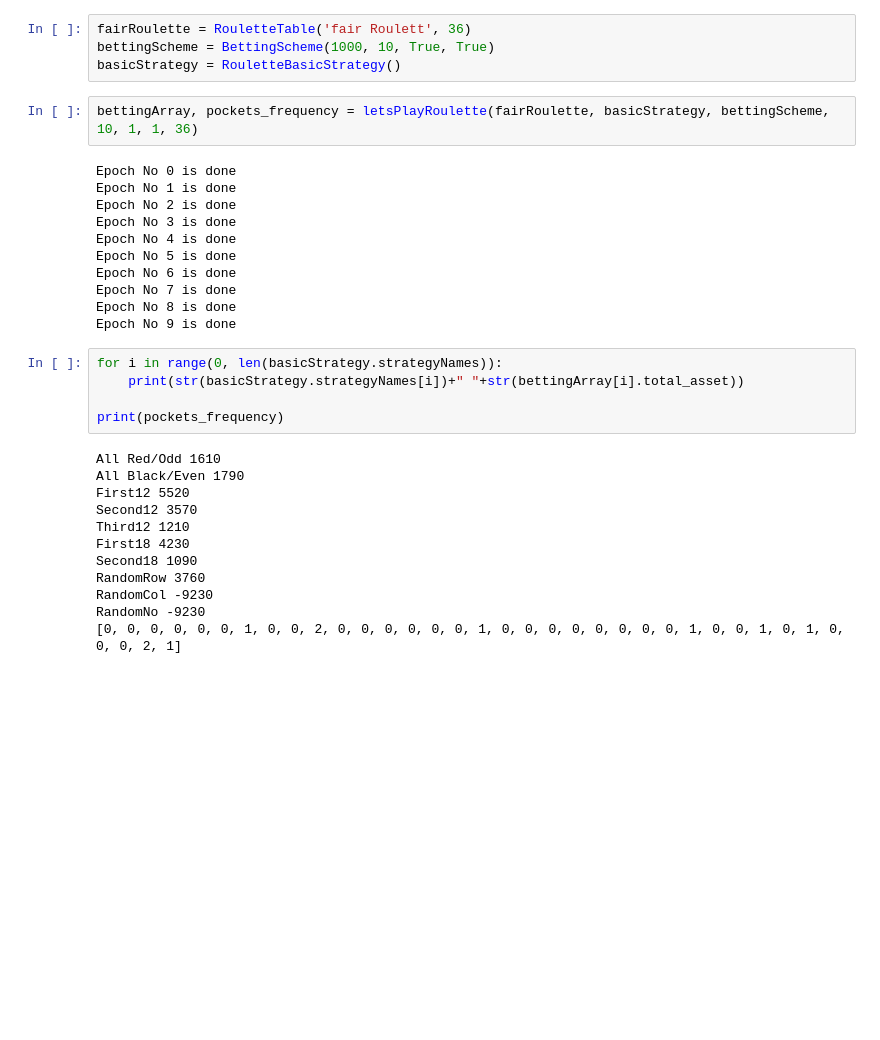
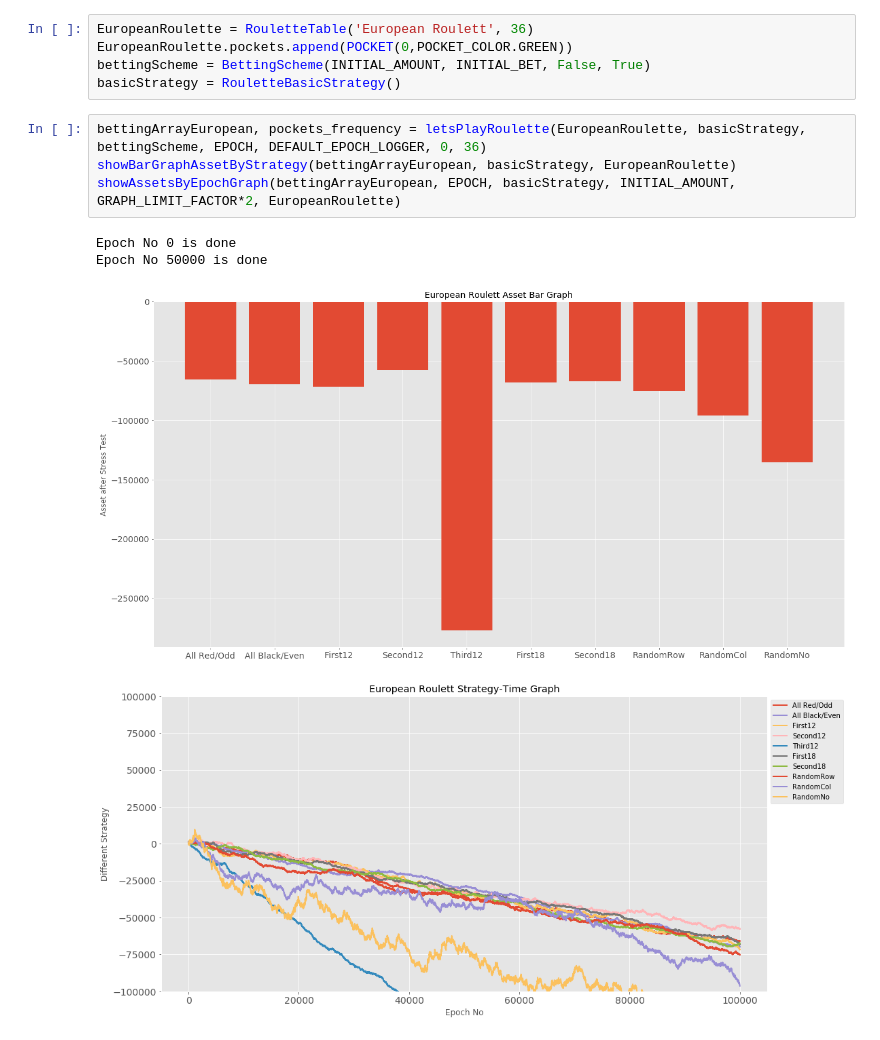
Before and after one commit to singh96aman/MonteCarloSimulation, a Jupyter notebook: MonteCarloRouletteSimulation.ipynb, the cells around one changed output. Saved outputs shown, nothing was run; the diff lists cells and outputs as text; blank space fills up the shorter version.

```diff
--- a/MonteCarloRouletteSimulation.ipynb
+++ b/MonteCarloRouletteSimulation.ipynb
@@ -101,34 +166,14 @@ def letsPlayRoulette(rouletteTable, strategy_list, bettingScheme, total_epoch, e
 # %%
-fairRoulette = RouletteTable('fair Roulett', 36)
-bettingScheme = BettingScheme(1000, 10, True, True)
+EuropeanRoulette = RouletteTable('European Roulett', 36)
+EuropeanRoulette.pockets.append(POCKET(0,POCKET_COLOR.GREEN))
+bettingScheme = BettingScheme(INITIAL_AMOUNT, INITIAL_BET, False, True)
 basicStrategy = RouletteBasicStrategy()
-# %%
-bettingArray, pockets_frequency = letsPlayRoulette(fairRoulette, basicStrategy, bettingScheme, 10, 1, 1, 36)
-# %% [output]
-Epoch No 0 is done
-Epoch No 1 is done
-Epoch No 2 is done
-Epoch No 3 is done
-Epoch No 4 is done
-Epoch No 5 is done
-Epoch No 6 is done
-Epoch No 7 is done
-Epoch No 8 is done
-Epoch No 9 is done
-# %%
-for i in range(0, len(basicStrategy.strategyNames)):
-    print(str(basicStrategy.strategyNames[i])+" "+str(bettingArray[i].total_asset))
-
-print(pockets_frequency)
-# %% [output]
-All Red/Odd 1610
-All Black/Even 1790
-First12 5520
-Second12 3570
-Third12 1210
-First18 4230
-Second18 1090
-RandomRow 3760
-RandomCol -9230
-RandomNo -9230
-[0, 0, 0, 0, 0, 0, 1, 0, 0, 2, 0, 0, 0, 0, 0, 0, 1, 0, 0, 0, 0, 0, 0, 0, 0, 1, 0, 0, 1, 0, 1, 0, 0, 0, 2, 1]
+# %%
+bettingArrayEuropean, pockets_frequency = letsPlayRoulette(EuropeanRoulette, basicStrategy, bettingScheme, EPOCH, DEFAULT_EPOCH_LOGGER, 0, 36)
+showBarGraphAssetByStrategy(bettingArrayEuropean, basicStrategy, EuropeanRoulette)
+showAssetsByEpochGraph(bettingArrayEuropean, EPOCH, basicStrategy, INITIAL_AMOUNT, GRAPH_LIMIT_FACTOR*2, EuropeanRoulette)
+# %% [output]
+Epoch No 0 is done
+Epoch No 50000 is done
+[figure, added]
+[figure, added]
```
Also changed, not shown: parts of 5 cells of this notebook.
